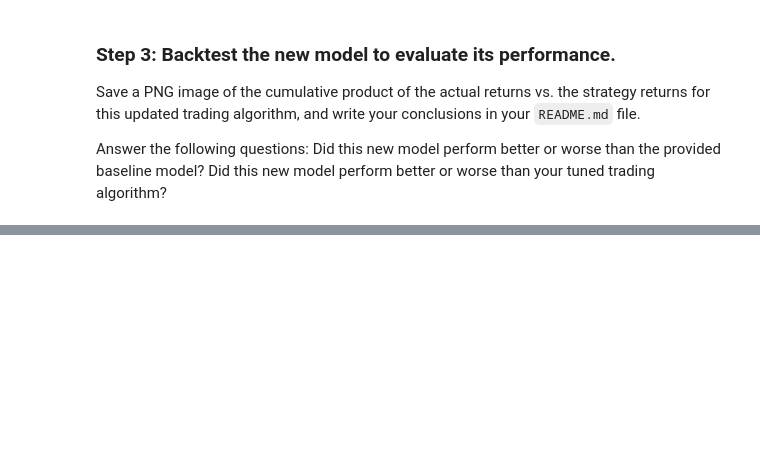
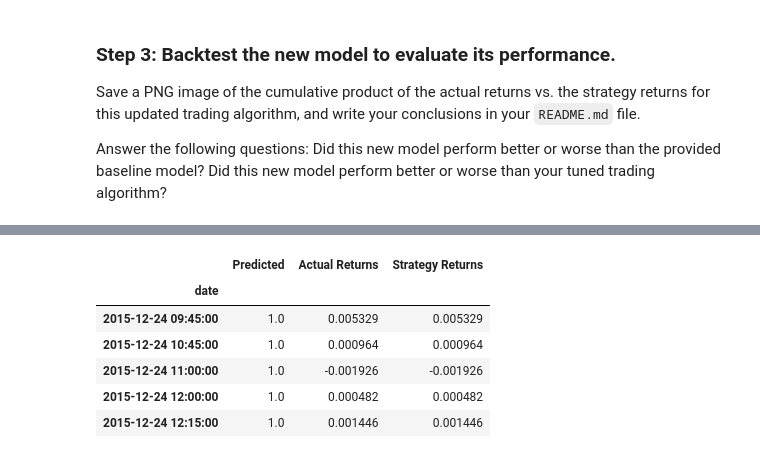
Before and after one commit to medina4595/deep_learning_algo_trader, a Jupyter notebook: machine_learning_trading_bot.ipynb, the cells around one changed output, grey strips where cells are left out. Drawn from its saved outputs; the diff is of its cells as text; code cells hidden in the pictures; blank space fills up the shorter version.

```diff
--- a/machine_learning_trading_bot.ipynb
+++ b/machine_learning_trading_bot.ipynb
@@ -463,19 +479,27 @@ Did this new model perform better or worse than your tuned trading algorithm?
 # %%
 # Create a new empty predictions DataFrame.
 
 # Create a predictions DataFrame
-# YOUR CODE HERE
+pred_df = pd.DataFrame(index=X_train.index)
 
 # Add the SVM model predictions to the DataFrame
-# YOUR CODE HERE
+pred_df['Predicted'] = pred
 
 # Add the actual returns to the DataFrame
-# YOUR CODE HERE
+pred_df['Actual Returns'] = signals_df['Actual Returns']
 
 # Add the strategy returns to the DataFrame
-# YOUR CODE HERE
+pred_df['Strategy Returns'] = pred_df['Actual Returns'] * pred_df['Predicted']
 
 # Review the DataFrame
-# YOUR CODE HERE
+pred_df.head()
+# %% [output]
+|  | Predicted | Actual Returns | Strategy Returns |
+| date |  |  |  |
+| 2015-12-24 09:45:00 | 1.0 | 0.005329 | 0.005329 |
+| 2015-12-24 10:45:00 | 1.0 | 0.000964 | 0.000964 |
+| 2015-12-24 11:00:00 | 1.0 | -0.001926 | -0.001926 |
+| 2015-12-24 12:00:00 | 1.0 | 0.000482 | 0.000482 |
+| 2015-12-24 12:15:00 | 1.0 | 0.001446 | 0.001446 |
 # %%
 # Plot the actual returns versus the strategy returns
```
Also changed, not shown: parts of 20 cells of this notebook, 5 other files.
